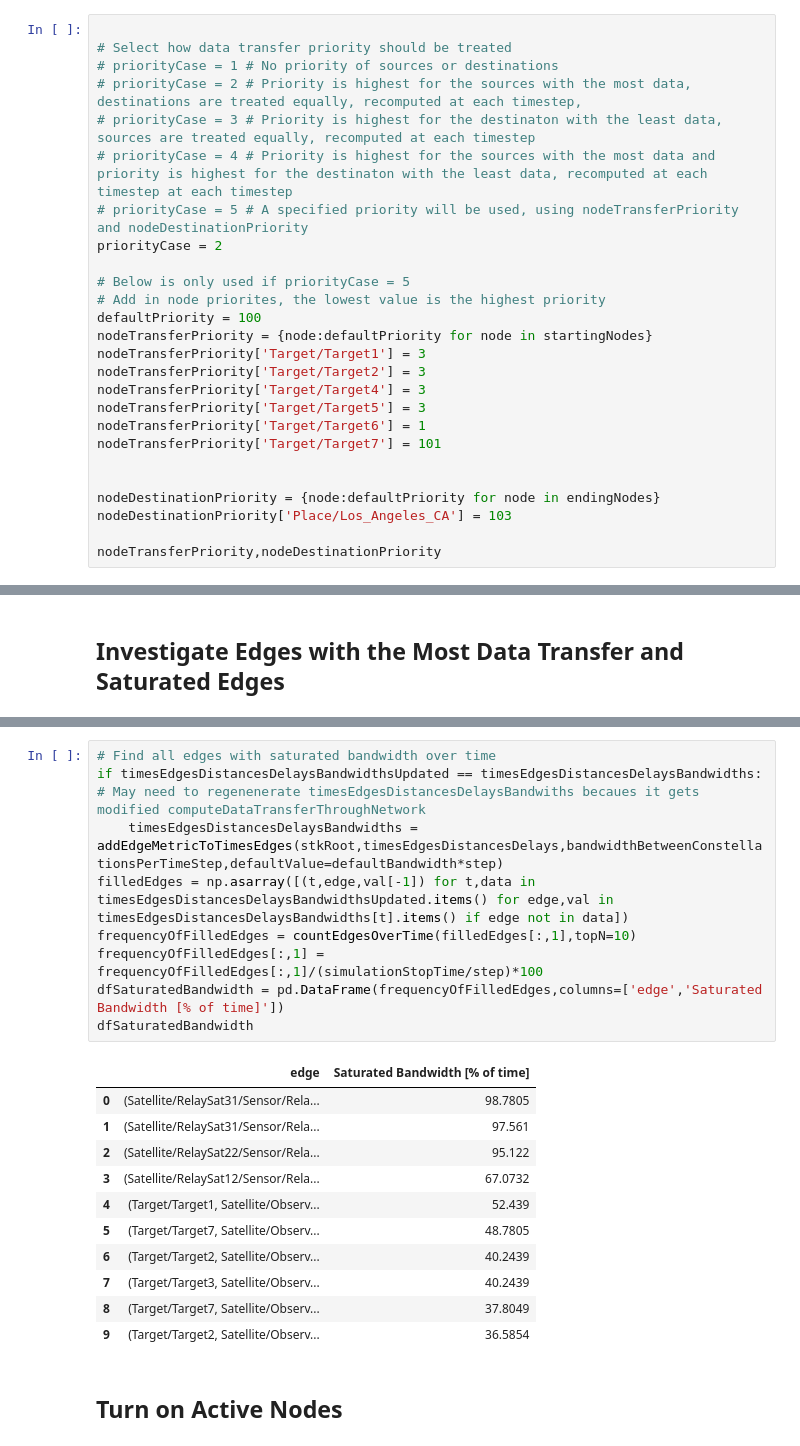
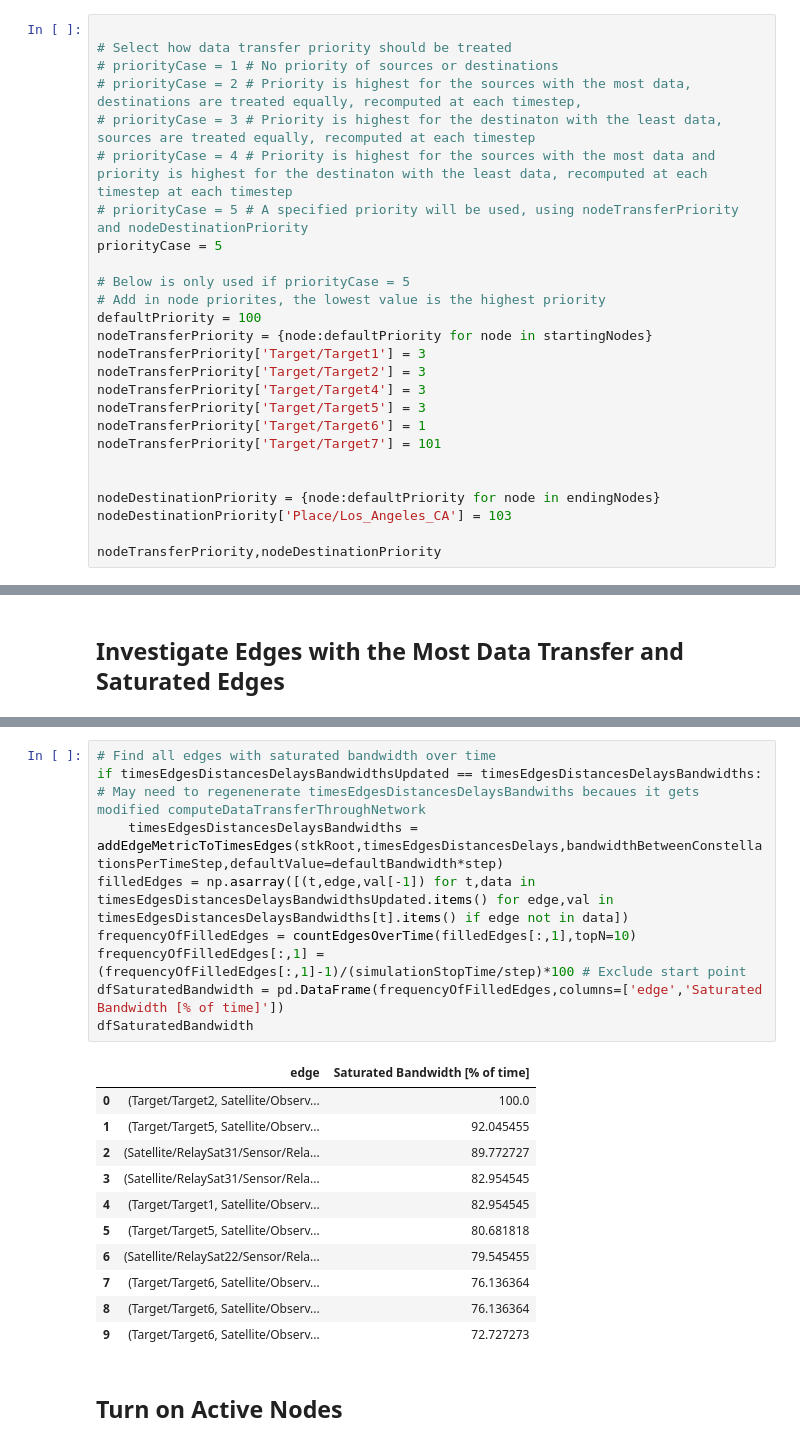
Before and after one commit to AnalyticalGraphicsInc/STKCodeExamples, a Jupyter notebook: StkAutomation/Python/Scenario_Analysis/ConstellationAndNetworkRouting/DataTransfer.ipynb, the cells around one changed output, grey strips where cells are left out. Drawn from its saved outputs; the diff is of its cells as text.

```diff
--- a/StkAutomation/Python/Scenario_Analysis/ConstellationAndNetworkRouting/DataTransfer.ipynb
+++ b/StkAutomation/Python/Scenario_Analysis/ConstellationAndNetworkRouting/DataTransfer.ipynb
@@ -222,7 +222,7 @@ convertTimesDataToDataFrame(timesDataToTransfer,stop).plot(x='time',y=startingNo
 # priorityCase = 3 # Priority is highest for the destinaton with the least data, sources are treated equally, recomputed at each timestep
 # priorityCase = 4 # Priority is highest for the sources with the most data and priority is highest for the destinaton with the least data, recomputed at each timestep at each timestep
 # priorityCase = 5 # A specified priority will be used, using nodeTransferPriority and nodeDestinationPriority
-priorityCase = 2
+priorityCase = 5
 
 # Below is only used if priorityCase = 5
 # Add in node priorites, the lowest value is the highest priority
@@ -386,24 +393,24 @@ pd.DataFrame(timesEdgeCountAll[timesEdgeCountAll[:,2]>=minDataTransferedValue,:]
 # %%
 # Find all edges with saturated bandwidth over time
 if timesEdgesDistancesDelaysBandwidthsUpdated == timesEdgesDistancesDelaysBandwidths: # May need to regenenerate timesEdgesDistancesDelaysBandwiths becaues it gets modified computeDataTransferThroughNetwork
     timesEdgesDistancesDelaysBandwidths = addEdgeMetricToTimesEdges(stkRoot,timesEdgesDistancesDelays,bandwidthBetweenConstellationsPerTimeStep,defaultValue=defaultBandwidth*step)
 filledEdges = np.asarray([(t,edge,val[-1]) for t,data in timesEdgesDistancesDelaysBandwidthsUpdated.items() for edge,val in timesEdgesDistancesDelaysBandwidths[t].items() if edge not in data])
 frequencyOfFilledEdges = countEdgesOverTime(filledEdges[:,1],topN=10)
-frequencyOfFilledEdges[:,1] = frequencyOfFilledEdges[:,1]/(simulationStopTime/step)*100
+frequencyOfFilledEdges[:,1] = (frequencyOfFilledEdges[:,1]-1)/(simulationStopTime/step)*100 # Exclude start point
 dfSaturatedBandwidth = pd.DataFrame(frequencyOfFilledEdges,columns=['edge','Saturated Bandwidth [% of time]'])
 dfSaturatedBandwidth
 # %% [output]
 |  | edge | Saturated Bandwidth [% of time] |
-| 0 | (Satellite/RelaySat31/Sensor/Rela... | 98.7805 |
-| 1 | (Satellite/RelaySat31/Sensor/Rela... | 97.561 |
-| 2 | (Satellite/RelaySat22/Sensor/Rela... | 95.122 |
-| 3 | (Satellite/RelaySat12/Sensor/Rela... | 67.0732 |
-| 4 | (Target/Target1, Satellite/Observ... | 52.439 |
-| 5 | (Target/Target7, Satellite/Observ... | 48.7805 |
-| 6 | (Target/Target2, Satellite/Observ... | 40.2439 |
-| 7 | (Target/Target3, Satellite/Observ... | 40.2439 |
-| 8 | (Target/Target7, Satellite/Observ... | 37.8049 |
-| 9 | (Target/Target2, Satellite/Observ... | 36.5854 |
+| 0 | (Target/Target2, Satellite/Observ... | 100.0 |
+| 1 | (Target/Target5, Satellite/Observ... | 92.045455 |
+| 2 | (Satellite/RelaySat31/Sensor/Rela... | 89.772727 |
+| 3 | (Satellite/RelaySat31/Sensor/Rela... | 82.954545 |
+| 4 | (Target/Target1, Satellite/Observ... | 82.954545 |
+| 5 | (Target/Target5, Satellite/Observ... | 80.681818 |
+| 6 | (Satellite/RelaySat22/Sensor/Rela... | 79.545455 |
+| 7 | (Target/Target6, Satellite/Observ... | 76.136364 |
+| 8 | (Target/Target6, Satellite/Observ... | 76.136364 |
+| 9 | (Target/Target6, Satellite/Observ... | 72.727273 |
 # %% [markdown]
 ##  Turn on Active Nodes
 # %%
```
Also changed, not shown: parts of 18 cells of this notebook, 1 other file.
